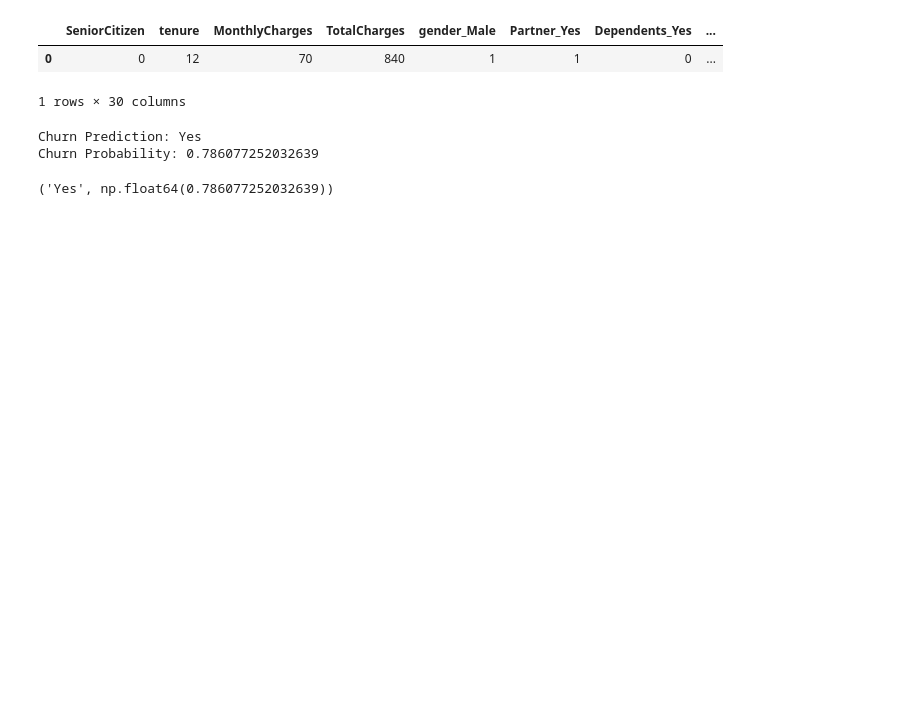
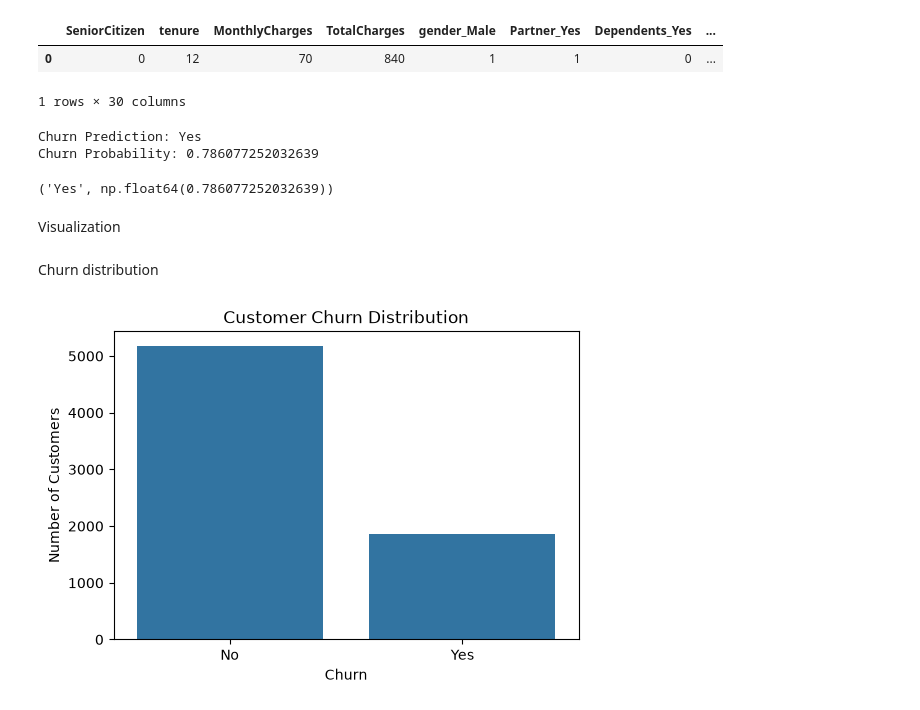
Before and after one commit to SagarReddyYannam/customer_churn_Prediction, a Jupyter notebook: notebooks/01_data_exploration.ipynb, the cells around one changed output. Cells and saved outputs as stored; diff of their text form; code cells hidden in the pictures; blank space fills up the shorter version.

Commit message:
Added data visualizations

```diff
--- a/notebooks/01_data_exploration.ipynb
+++ b/notebooks/01_data_exploration.ipynb
@@ -850,3 +851,5 @@ predict_churn(customer_data)
 Churn Prediction: Yes
 Churn Probability: 0.786077252032639
 ('Yes', np.float64(0.786077252032639))
+# %% [markdown]
+Visualization
@@ -852,0 +859,16 @@ Churn Probability: 0.786077252032639
+# %% [markdown]
+Churn distribution
+# %%
+plt.figure(figsize=(6, 4))  # Creates a figure with width 6 and height 4
+
+sns.countplot(data=df, x="Churn")  # Creates a bar chart showing the number of customers in each Churn category
+
+plt.title("Customer Churn Distribution")  # Adds a title to the graph
+
+plt.xlabel("Churn")  # Gives a label to the x-axis
+
+plt.ylabel("Number of Customers")  # Gives a label to the y-axis
+
+plt.show()  # Displays the graph
+# %% [output]
+[figure, added]
```
Also changed, not shown: parts of 30 cells of this notebook.
